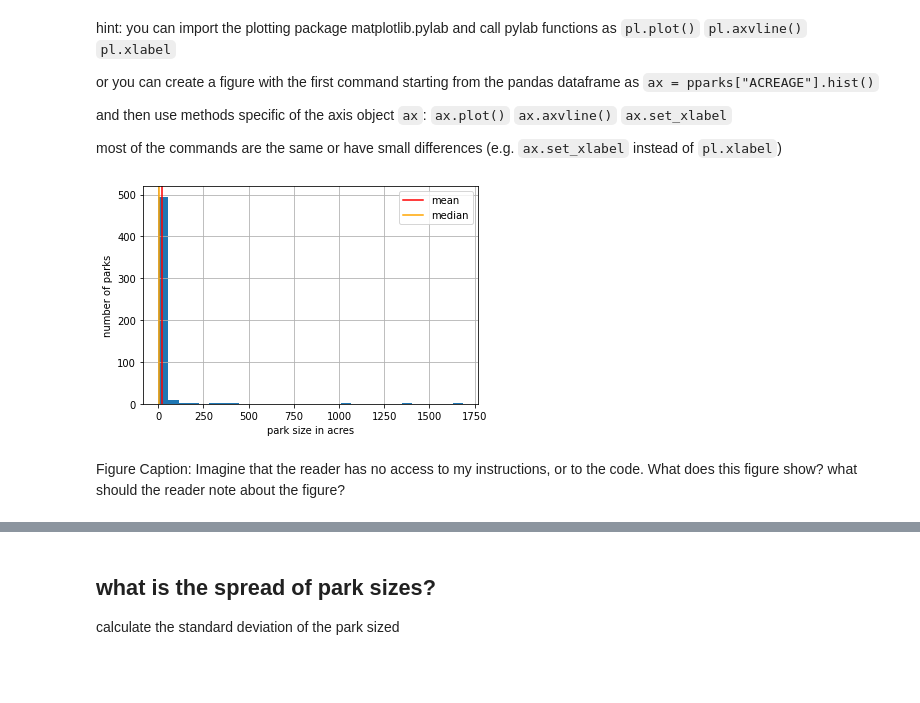
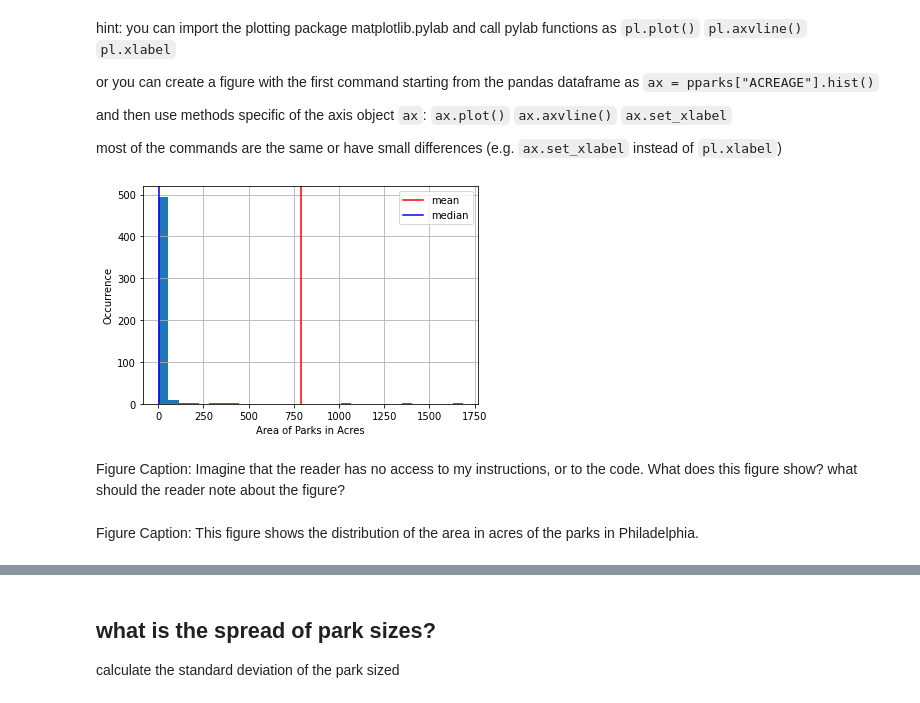
Before and after one commit to ReidelVichot/PUA2022_RVichot, a Jupyter notebook: HW3/PhillyParks_instructions.ipynb, the cells around one changed output, grey strips where cells are left out. Saved outputs shown, nothing was run; the diff lists cells and outputs as text; code cells hidden in the pictures; blank space fills up the shorter version.

```diff
--- a/HW3/PhillyParks_instructions.ipynb
+++ b/HW3/PhillyParks_instructions.ipynb
@@ -26,2 +24,4 @@ pparks = pd.read_csv(...
+# %%
+pparks = pd.read_csv("http://data-phl.opendata.arcgis.com/datasets/d52445160ab14380a673e5849203eb64_0.csv")
 # %%
 # get the info and the statistical description of the dataframe
@@ -76,0 +100,3 @@ meanps = ...
+# %%
+meanps = pparks["ACREAGE"].mean()
+print(meanps)
@@ -77,4 +105,7 @@ meanps = ...
 # %%
 # show the median size of the dataframe
 # are they the same?
-medianps = ...
+medianps = pparks["ACREAGE"].median()
+print (medianps)
+
+#No they are not the same.
@@ -100,18 +133,23 @@
 # %%
 # visualize a histogram of the park size.
 # you can use the method of the ACREAGE column .hist()
 # choose an appropriate number of bins with the argument bins=
 # overplot on the histogram the mean and the median of the distribution
 
-ax = pparks["ACREAGE"].hist(bins=...
+ax = pparks["ACREAGE"].hist(bins=30)
 
 
-ax.axvline(...
+ax.axvline(x=meanps, label="mean", color="r")
+ax.axvline(x=medianps,label="median", color="b")
 
-
+ax.set_xlabel("Area of Parks in Acres")
+ax.set_ylabel("Occurrence")
 ax.legend(); #to get the legend to render pass to axvline the argument label="..." with ... being whatever you want displayed
 # %% [output]
-[figure, old version]
+[figure, new version]
 # %% [markdown]
 
 Figure Caption: Imagine that the reader has no access to my instructions, or to the code. What does this figure show? what should the reader note about the figure?
+# %% [markdown]
+Figure Caption:
+This figure shows the distribution of the area in acres of the parks in Philadelphia.
```
Also changed, not shown: parts of 23 cells of this notebook.
